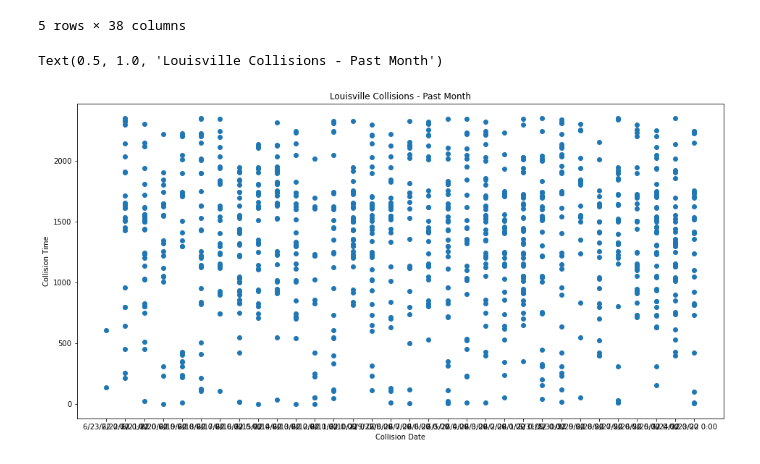
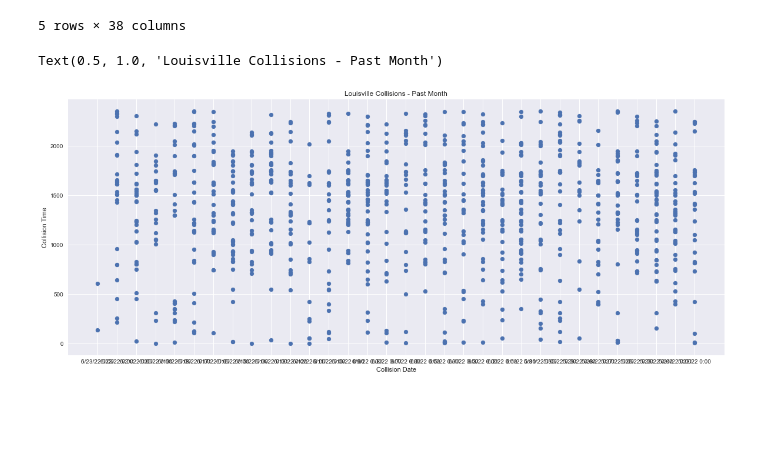
Before and after one commit to orderlogicmachine/data_1_checks, a Jupyter notebook: kc_2.ipynb, the cells around one changed output. Saved outputs shown, nothing was run; the diff lists cells and outputs as text; code cells hidden in the pictures; blank space fills up the shorter version.

Commit message:
Added styling to plot

```diff
--- a/kc_2.ipynb
+++ b/kc_2.ipynb
@@ -14,11 +14,12 @@ vc.head()
 | 4 | 30217577 | 568000 | LOUISVILLE METRO POLICE DEPT | Accepted | JEFFERSON | I 0065 | NaN | I65 N | ... |
 5 rows × 38 columns
 # %%
+plt.style.use('seaborn')
 plt.figure(figsize = (16, 8))
 plt.scatter(vc['CollisionDate'], vc['CollisionTime'])
 plt.xlabel('Collision Date')
 plt.ylabel('Collision Time')
 plt.title('Louisville Collisions - Past Month')
 # %% [output]
 Text(0.5, 1.0, 'Louisville Collisions - Past Month')
-[figure, old version]
+[figure, new version]
```
